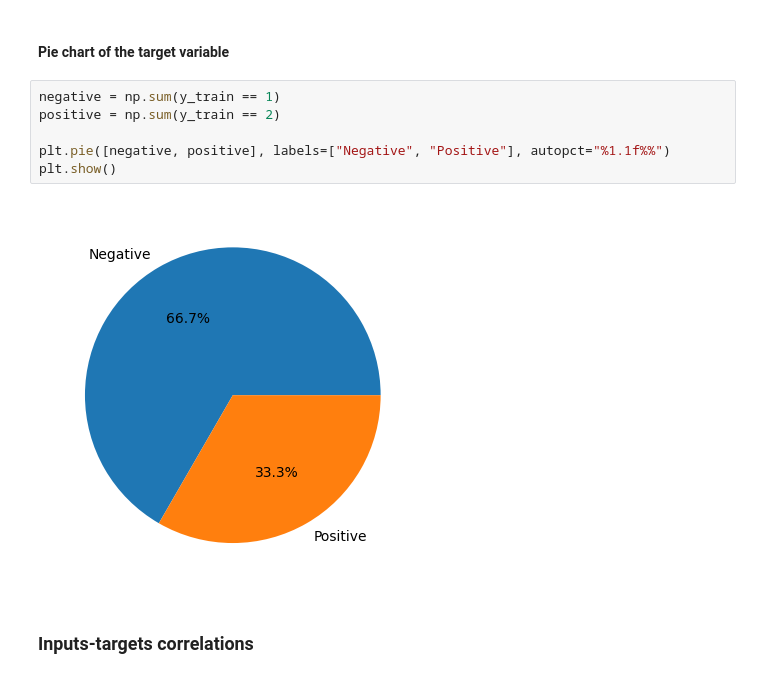
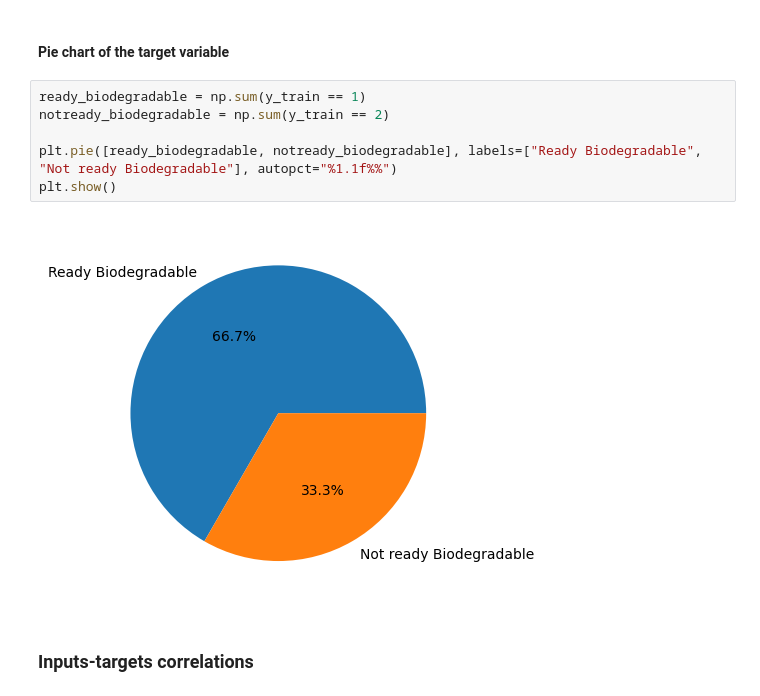
Before and after one commit to bl4ko/Biodegradability-of-Chemicals, a Jupyter notebook: Prediction.ipynb, the cells around one changed output. Cells and saved outputs as stored; diff of their text form.

Commit message:
Fixing pie chart labels

```diff
--- a/Prediction.ipynb
+++ b/Prediction.ipynb
@@ -188,13 +188,13 @@ plt.show()
 # %% [markdown]
 #### Pie chart of the target variable
 # %%
-negative = np.sum(y_train == 1)
-positive = np.sum(y_train == 2)
+ready_biodegradable = np.sum(y_train == 1)
+notready_biodegradable = np.sum(y_train == 2)
 
-plt.pie([negative, positive], labels=["Negative", "Positive"], autopct="%1.1f%%")
+plt.pie([ready_biodegradable, notready_biodegradable], labels=["Ready Biodegradable", "Not ready Biodegradable"], autopct="%1.1f%%")
 plt.show()
 # %% [output]
-[figure, old version]
+[figure, new version]
 # %% [markdown]
 ### Inputs-targets correlations
 # %%
```
